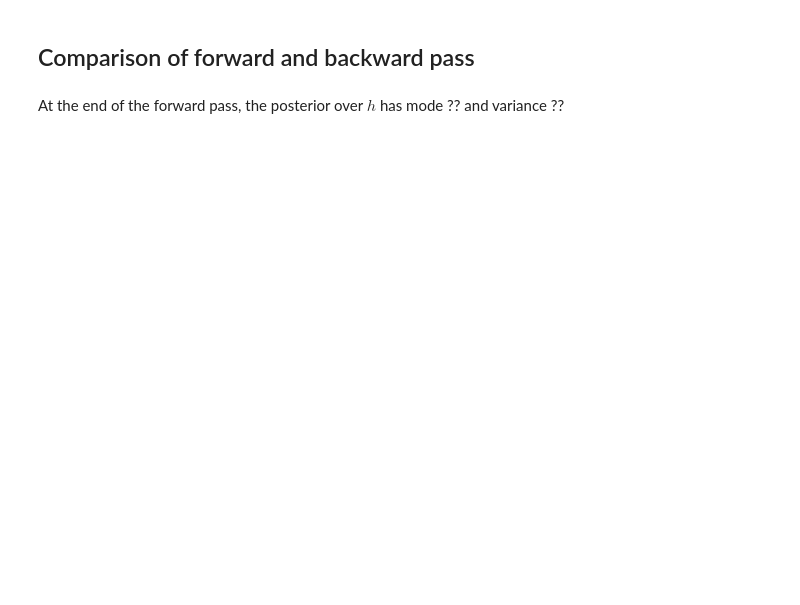
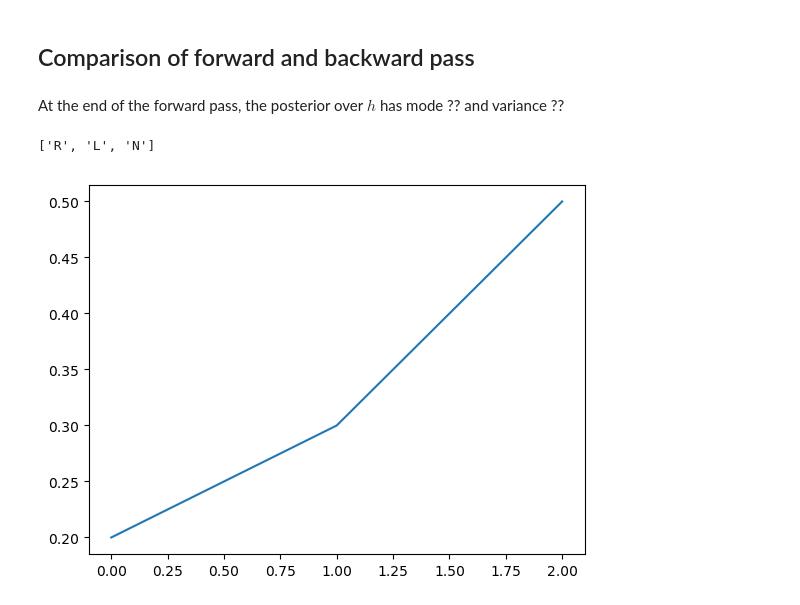
Before and after one commit to aernesto/Code---changing-environment, a Jupyter notebook: ClickTask/Python/clicks_inference.ipynb, the cells around one changed output. Cells and saved outputs as stored; diff of their text form; code cells hidden in the pictures; blank space fills up the shorter version.

```diff
--- a/ClickTask/Python/clicks_inference.ipynb
+++ b/ClickTask/Python/clicks_inference.ipynb
@@ -760,3 +1031,15 @@ total elapsed time in hours:min:sec is 0:00:04
 ## Comparison of forward and backward pass
 # %% [markdown]
 At the end of the forward pass, the posterior over $h$ has mode ?? and variance ??
+# %%
+L = ['N','L','R']
+Lreversed = [string for string in reversed(L)]
+print(Lreversed)
+# %% [output]
+['R', 'L', 'N']
+# %%
+plt.figure()
+plt.plot(np.array([.2,.3,.5]))
+plt.show()
+# %% [output]
+[figure, added]
```
Also changed, not shown: parts of 8 cells of this notebook.
